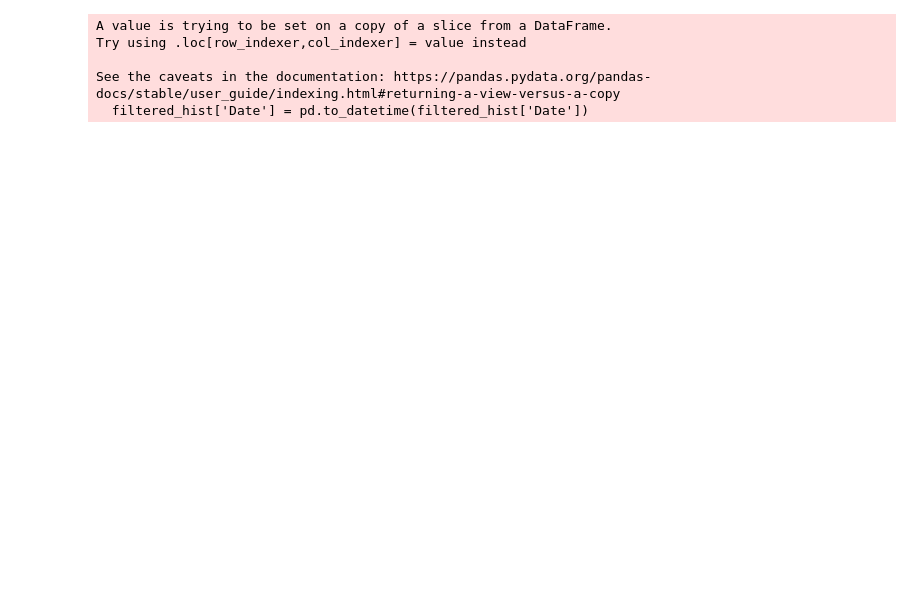
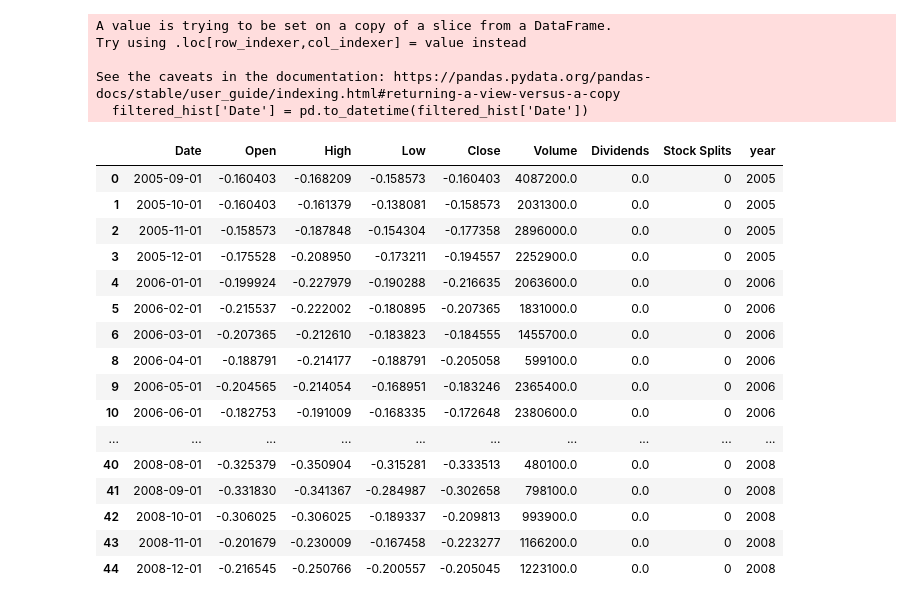
Before and after one commit to MAGRAP/marketsharegrowth, a Jupyter notebook: nb/etl_analysis/price_analysis.ipynb, the cells around one changed output. Drawn from its saved outputs; the diff is of its cells as text; code cells hidden in the pictures; blank space fills up the shorter version.

```diff
--- a/nb/etl_analysis/price_analysis.ipynb
+++ b/nb/etl_analysis/price_analysis.ipynb
@@ -99,6 +115,26 @@ Try using .loc[row_indexer,col_indexer] = value instead
 
 See the caveats in the documentation: https://pandas.pydata.org/pandas-docs/stable/user_guide/indexing.html#returning-a-view-versus-a-copy
   filtered_hist['Date'] = pd.to_datetime(filtered_hist['Date'])
+# %%
+filtered_hist_after_earliest
+# %% [output]
+|  | Date | Open | High | Low | Close | Volume | Dividends | Stock Splits | year |
+| 0 | 2005-09-01 | -0.160403 | -0.168209 | -0.158573 | -0.160403 | 4087200.0 | 0.0 | 0 | 2005 |
+| 1 | 2005-10-01 | -0.160403 | -0.161379 | -0.138081 | -0.158573 | 2031300.0 | 0.0 | 0 | 2005 |
+| 2 | 2005-11-01 | -0.158573 | -0.187848 | -0.154304 | -0.177358 | 2896000.0 | 0.0 | 0 | 2005 |
+| 3 | 2005-12-01 | -0.175528 | -0.208950 | -0.173211 | -0.194557 | 2252900.0 | 0.0 | 0 | 2005 |
+| 4 | 2006-01-01 | -0.199924 | -0.227979 | -0.190288 | -0.216635 | 2063600.0 | 0.0 | 0 | 2006 |
+| 5 | 2006-02-01 | -0.215537 | -0.222002 | -0.180895 | -0.207365 | 1831000.0 | 0.0 | 0 | 2006 |
+| 6 | 2006-03-01 | -0.207365 | -0.212610 | -0.183823 | -0.184555 | 1455700.0 | 0.0 | 0 | 2006 |
+| 8 | 2006-04-01 | -0.188791 | -0.214177 | -0.188791 | -0.205058 | 599100.0 | 0.0 | 0 | 2006 |
+| 9 | 2006-05-01 | -0.204565 | -0.214054 | -0.168951 | -0.183246 | 2365400.0 | 0.0 | 0 | 2006 |
+| 10 | 2006-06-01 | -0.182753 | -0.191009 | -0.168335 | -0.172648 | 2380600.0 | 0.0 | 0 | 2006 |
+| ... | ... | ... | ... | ... | ... | ... | ... | ... | ... |
+| 40 | 2008-08-01 | -0.325379 | -0.350904 | -0.315281 | -0.333513 | 480100.0 | 0.0 | 0 | 2008 |
+| 41 | 2008-09-01 | -0.331830 | -0.341367 | -0.284987 | -0.302658 | 798100.0 | 0.0 | 0 | 2008 |
+| 42 | 2008-10-01 | -0.306025 | -0.306025 | -0.189337 | -0.209813 | 993900.0 | 0.0 | 0 | 2008 |
+| 43 | 2008-11-01 | -0.201679 | -0.230009 | -0.167458 | -0.223277 | 1166200.0 | 0.0 | 0 | 2008 |
+| 44 | 2008-12-01 | -0.216545 | -0.250766 | -0.200557 | -0.205045 | 1223100.0 | 0.0 | 0 | 2008 |
 # %%
 # Filter the resulting dataframe for rows with the same month as the earliest date
 appended_hist = filtered_hist_after_earliest[filtered_hist_after_earliest['Date'].dt.month == earliest_date.month]
```
Also changed, not shown: parts of 11 cells of this notebook, 6 other files.
